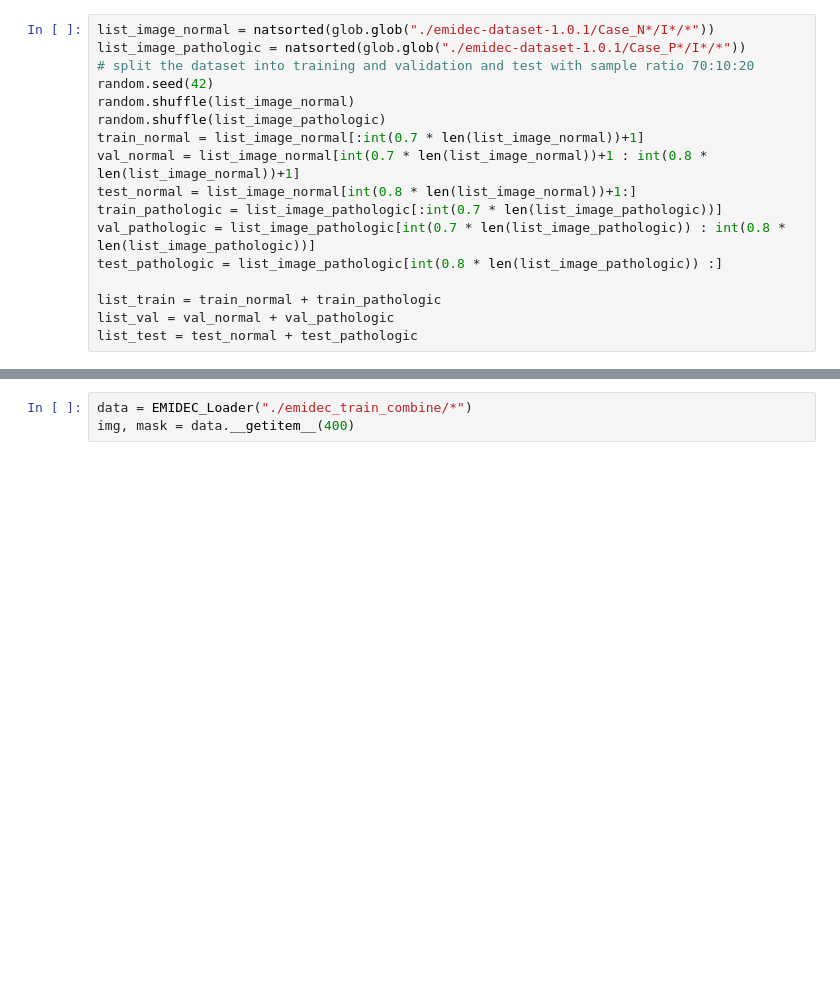
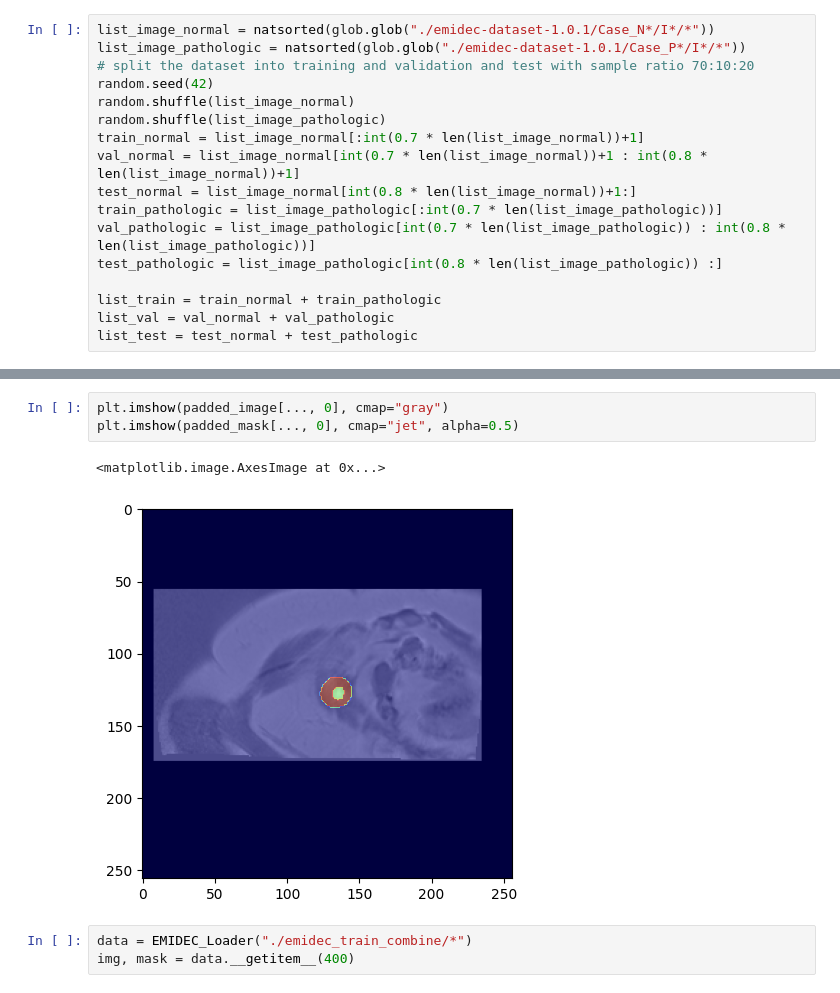
Before and after one commit to minhnhattrinh312/EMIDEC, a Jupyter notebook: test_emidec.ipynb, the cells around one changed output, grey strips where cells are left out. Drawn from its saved outputs; the diff is of its cells as text; blank space fills up the shorter version.

```diff
--- a/test_emidec.ipynb
+++ b/test_emidec.ipynb
@@ -55,3 +65,9 @@ for image_path in list_image_normal+list_image_pathologic:
+# %%
+plt.imshow(padded_image[..., 0], cmap="gray")
+plt.imshow(padded_mask[..., 0], cmap="jet", alpha=0.5)
+# %% [output]
+<matplotlib.image.AxesImage at 0x...>
+[figure, added]
 # %%
 data = EMIDEC_Loader("./emidec_train_combine/*")
 img, mask = data.__getitem__(400)
```
Also changed, not shown: parts of 3 cells of this notebook, 17 other files.
